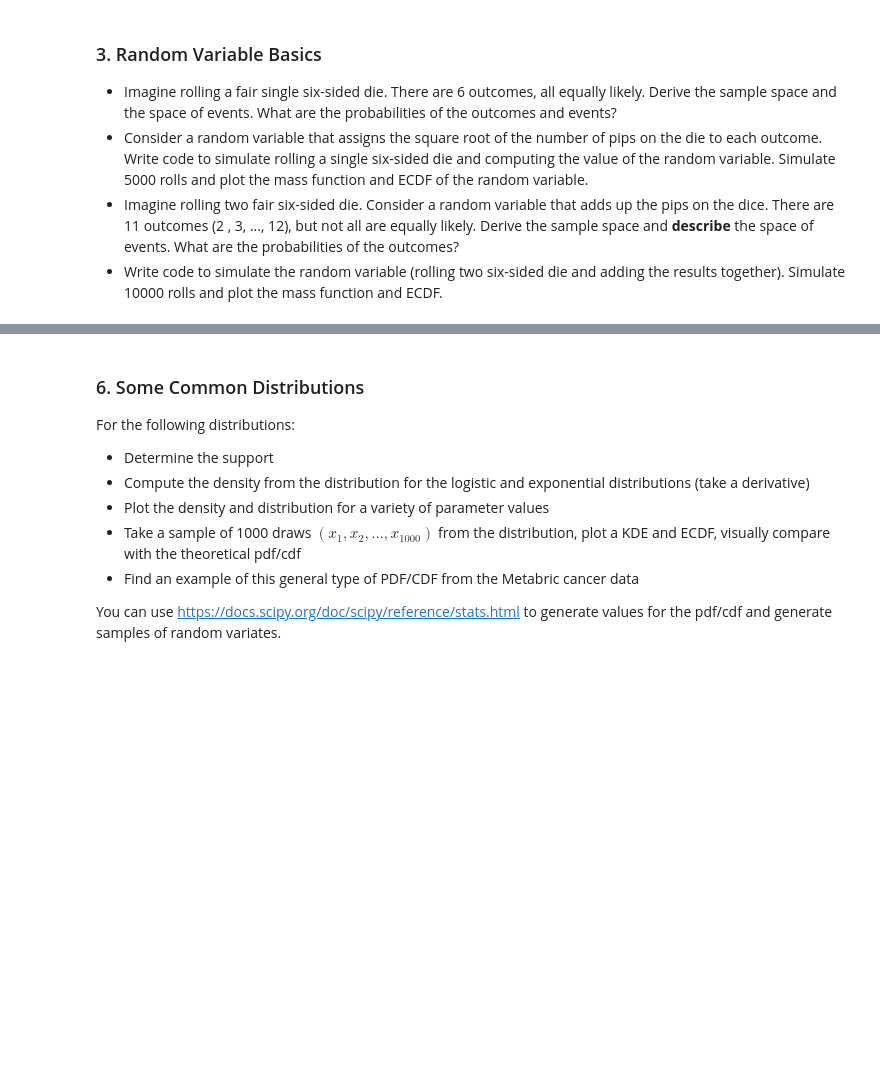
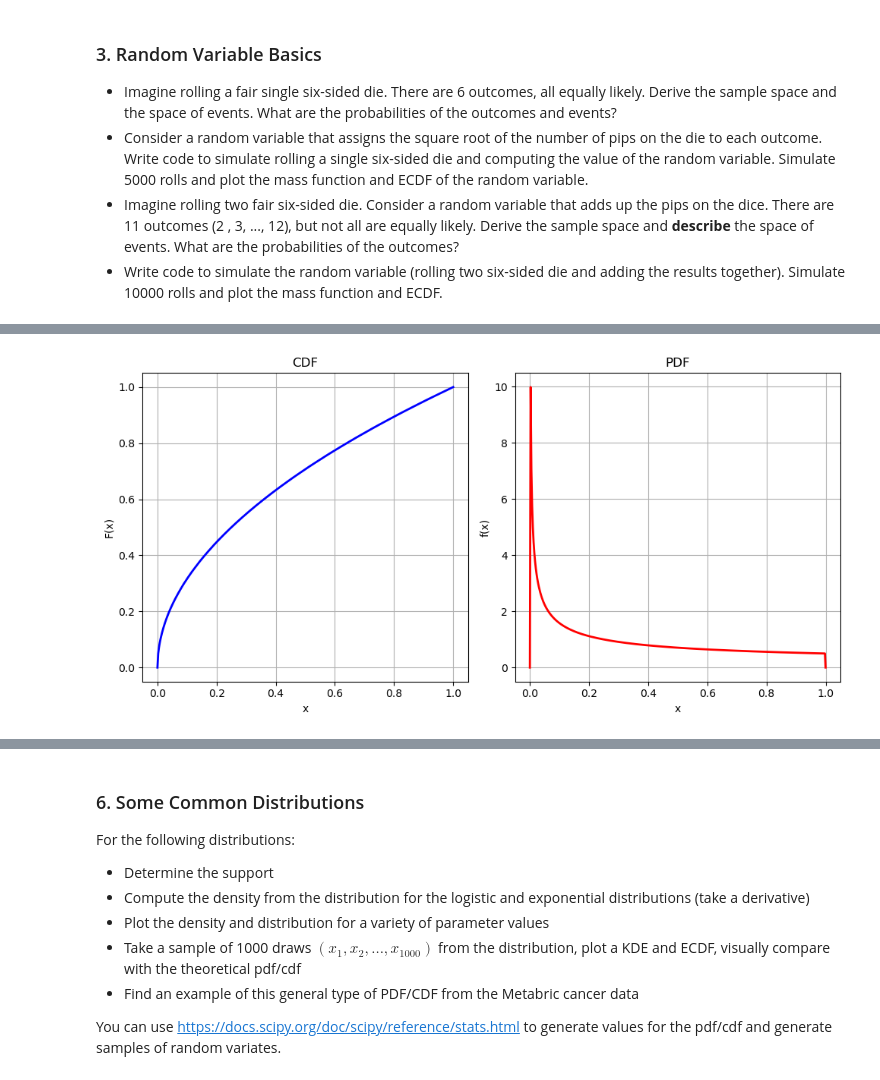
Before and after one commit to isaactabor21/assignment_6, a Jupyter notebook: assignment_6.ipynb, the cells around one changed output, grey strips where cells are left out. Drawn from its saved outputs; the diff is of its cells as text; code cells hidden in the pictures; blank space fills up the shorter version.

```diff
--- a/assignment_6.ipynb
+++ b/assignment_6.ipynb
@@ -91,0 +91,42 @@ $
+# %%
+import numpy as np
+import matplotlib.pyplot as plt
+
+# Define the CDF
+def F(x):
+    return np.where(x < 0, 0, np.where(x <= 1, np.sqrt(x), 1))
+
+# Define the PDF
+def f(x):
+    return np.where((x > 0) & (x < 1), 1/(2*np.sqrt(x)), 0)
+
+# Create a range of x values
+x = np.linspace(0, 1, 400)
+
+# Compute CDF and PDF values
+cdf_values = F(x)
+pdf_values = f(x)
+
+# Plot
+plt.figure(figsize=(10,5))
+
+# CDF
+plt.subplot(1, 2, 1)
+plt.plot(x, cdf_values, color='blue', lw=2)
+plt.title('CDF')
+plt.xlabel('x')
+plt.ylabel('F(x)')
+plt.grid(True)
+
+# PDF
+plt.subplot(1, 2, 2)
+plt.plot(x, pdf_values, color='red', lw=2)
+plt.title('PDF')
+plt.xlabel('x')
+plt.ylabel('f(x)')
+plt.grid(True)
+
+plt.tight_layout()
+plt.show()
+# %% [output]
+[figure, added]
```
Also changed, not shown: parts of 24 cells of this notebook.
